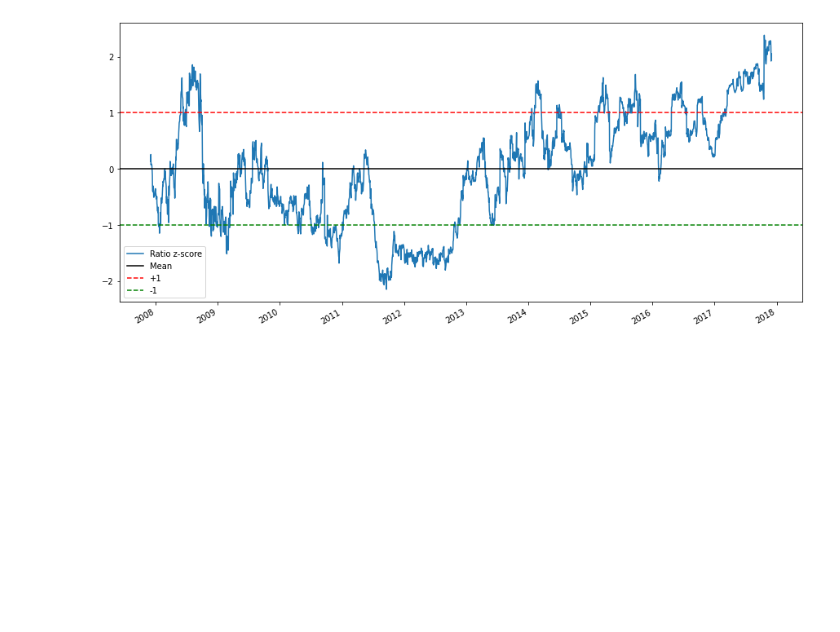
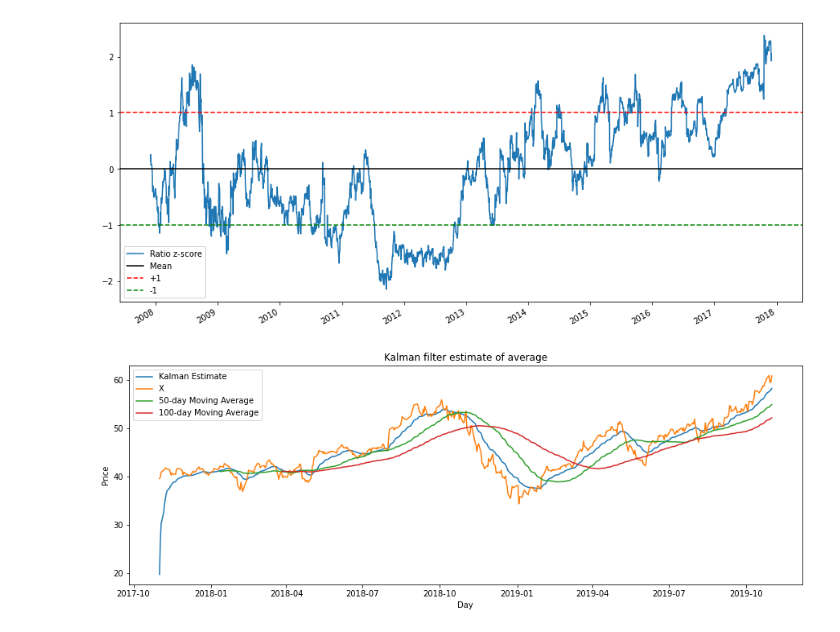
Before and after one commit to ahsank/runml, a Jupyter notebook: Fintest.ipynb, the cells around one changed output. Cells and saved outputs as stored; diff of their text form; code cells hidden in the pictures; blank space fills up the shorter version.

```diff
--- a/Fintest.ipynb
+++ b/Fintest.ipynb
@@ -295,0 +306,47 @@ plt.show()
+# %%
+# Load pricing data for a security
+start = '2017-11-01'
+end = '2019-11-01'
+# AAPL = pdr.DataReader('AAPL',data_source="yahoo", start=start, end=end)
+# AAPL = AAPL['Adj Close']
+# SPY = pdr.DataReader('LMT',data_source="yahoo", start=start, end=end)
+# SPY = SPY['Adj Close']
+# x = AAPL
+# y = SPY
+
+instrumentIds = ['AAPL','SPY']
+
+data = get_data_tickers(instrumentIds, 'adjclose',  start, end)
+
+x = data['AAPL']
+y = data['SPY']
+
+# Construct a Kalman filter
+kf = KalmanFilter(transition_matrices=[1],
+				observation_matrices=[1],
+				initial_state_mean = 0,
+				initial_state_covariance=1,
+				observation_covariance=1,
+				transition_covariance=.01)
+
+# User the observed values of the price to get a rolling mean
+state_means,_ = kf.filter(x.values)
+state_means = pd.Series(state_means.flatten(), index=x.index)
+# %%
+# Compute the rolling mean with various lookback windows
+mean50 = x.rolling(window=50).mean()
+mean100 = x.rolling(window=100).mean()
+
+# Plot original data and estimated mean
+plt.figure(figsize=(15,5))
+plt.plot(state_means)
+plt.plot(x)
+plt.plot(mean50)
+plt.plot(mean100)
+plt.title('Kalman filter estimate of average')
+plt.legend(['Kalman Estimate', 'X', '50-day Moving Average', '100-day Moving Average'])
+plt.xlabel('Day')
+plt.ylabel('Price')
+plt.show()
+# %% [output]
+[figure, added]
```
Also changed, not shown: parts of 10 cells of this notebook.
